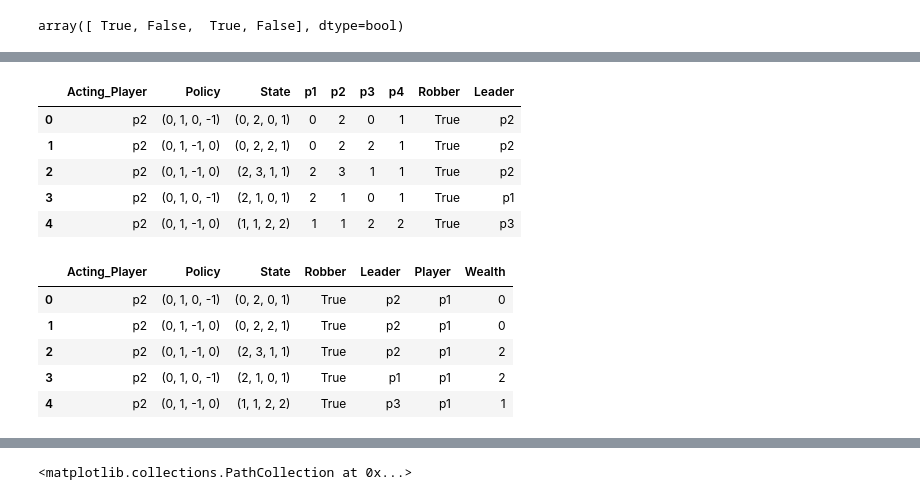
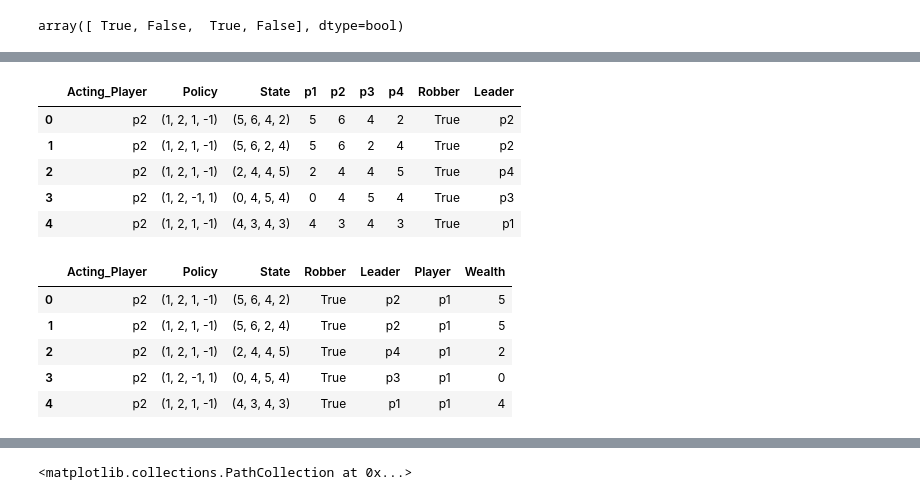
Before and after one commit to rtbs-dev/PyQNim, a Jupyter notebook: robber/robbery_q.ipynb, the cells around one changed output, grey strips where cells are left out. Drawn from its saved outputs; the diff is of its cells as text; code cells hidden in the pictures.

```diff
--- a/robber/robbery_q.ipynb
+++ b/robber/robbery_q.ipynb
@@ -22,10 +22,10 @@ q2 = ql.Agent('p2')
 q3 = ql.Agent('p3')
 q4 = ql.Agent('p4')
 
-game = rb.Robbery('test', [0,0,0,0], *ql.Agent.get_agents())
+game = rb.Robbery('test', [1,1,1,1], q1,q2,q3,q4)
 # %%
 for i in ql.Agent.get_agents():
-    with open('./4_player/'+i.str+'_table_1M.txt', 'rb') as f:
+    with open('./deterministic/'+i.str+'_table_1M_FOURS(1111)_alpha1.txt', 'rb') as f:
         dat=pkl.load(f)
         i.Q = dat['Q']
         i.wins = dat['games_won']
@@ -374,19 +387,19 @@ all_dat = pd.DataFrame({"State":state_list, 'Acting_Player':players, "Policy":co
 # %%
 all_dat['p1']  = [i[0] for i in all_dat['State']]
 all_dat['p2']  = [i[1] for i in all_dat['State']]
 all_dat['p3']  = [i[2] for i in all_dat['State']]
 all_dat['p4']  = [i[3] for i in all_dat['State']]
-all_dat['Robber'] = all_dat['Policy']!='(0, 0, 0, 0)'
+all_dat['Robber'] = all_dat['Policy']!='(1, 1, 1, 1)'
 all_dat['Leader']=np.argmax(np.array([np.array(i) for i in all_dat.State]), axis=1)
 all_dat.Leader = all_dat.Leader.map({0:'p1', 1:'p2', 2:'p3', 3:'p4'})
 all_dat.head()
 # %% [output]
 |  | Acting_Player | Policy | State | p1 | p2 | p3 | p4 | Robber | Leader |
-| 0 | p2 | (0, 1, 0, -1) | (0, 2, 0, 1) | 0 | 2 | 0 | 1 | True | p2 |
-| 1 | p2 | (0, 1, -1, 0) | (0, 2, 2, 1) | 0 | 2 | 2 | 1 | True | p2 |
-| 2 | p2 | (0, 1, -1, 0) | (2, 3, 1, 1) | 2 | 3 | 1 | 1 | True | p2 |
-| 3 | p2 | (0, 1, 0, -1) | (2, 1, 0, 1) | 2 | 1 | 0 | 1 | True | p1 |
-| 4 | p2 | (0, 1, -1, 0) | (1, 1, 2, 2) | 1 | 1 | 2 | 2 | True | p3 |
+| 0 | p2 | (1, 2, 1, -1) | (5, 6, 4, 2) | 5 | 6 | 4 | 2 | True | p2 |
+| 1 | p2 | (1, 2, 1, -1) | (5, 6, 2, 4) | 5 | 6 | 2 | 4 | True | p2 |
+| 2 | p2 | (1, 2, 1, -1) | (2, 4, 4, 5) | 2 | 4 | 4 | 5 | True | p4 |
+| 3 | p2 | (1, 2, -1, 1) | (0, 4, 5, 4) | 0 | 4 | 5 | 4 | True | p3 |
+| 4 | p2 | (1, 2, 1, -1) | (4, 3, 4, 3) | 4 | 3 | 4 | 3 | True | p1 |
 # %%
 df_long = pd.melt(all_dat, id_vars=["Acting_Player", "Policy", 'State', 'Robber', 'Leader'],
                    value_vars = ['p1', 'p2', 'p3', 'p4'],
@@ -394,11 +407,11 @@ df_long = pd.melt(all_dat, id_vars=["Acting_Player", "Policy", 'State', 'Robber'
 df_long.head()
 # %% [output]
 |  | Acting_Player | Policy | State | Robber | Leader | Player | Wealth |
-| 0 | p2 | (0, 1, 0, -1) | (0, 2, 0, 1) | True | p2 | p1 | 0 |
-| 1 | p2 | (0, 1, -1, 0) | (0, 2, 2, 1) | True | p2 | p1 | 0 |
-| 2 | p2 | (0, 1, -1, 0) | (2, 3, 1, 1) | True | p2 | p1 | 2 |
-| 3 | p2 | (0, 1, 0, -1) | (2, 1, 0, 1) | True | p1 | p1 | 2 |
-| 4 | p2 | (0, 1, -1, 0) | (1, 1, 2, 2) | True | p3 | p1 | 1 |
+| 0 | p2 | (1, 2, 1, -1) | (5, 6, 4, 2) | True | p2 | p1 | 5 |
+| 1 | p2 | (1, 2, 1, -1) | (5, 6, 2, 4) | True | p2 | p1 | 5 |
+| 2 | p2 | (1, 2, 1, -1) | (2, 4, 4, 5) | True | p4 | p1 | 2 |
+| 3 | p2 | (1, 2, -1, 1) | (0, 4, 5, 4) | True | p3 | p1 | 0 |
+| 4 | p2 | (1, 2, 1, -1) | (4, 3, 4, 3) | True | p1 | p1 | 4 |
 # %%
 sns.factorplot(x='Player',data=df_long,
                kind='count',
```
Also changed, not shown: parts of 16 cells of this notebook, 3 other files.
